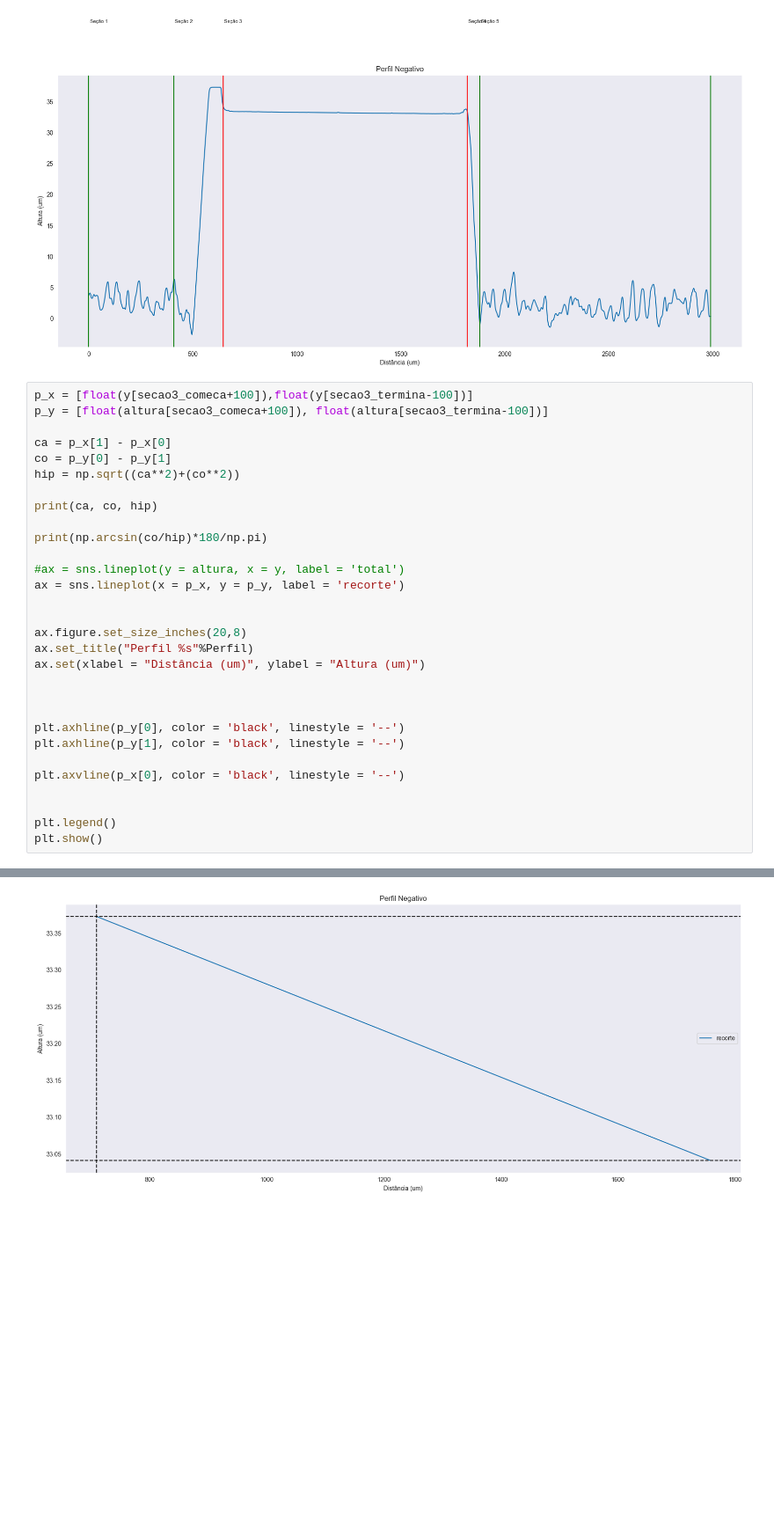
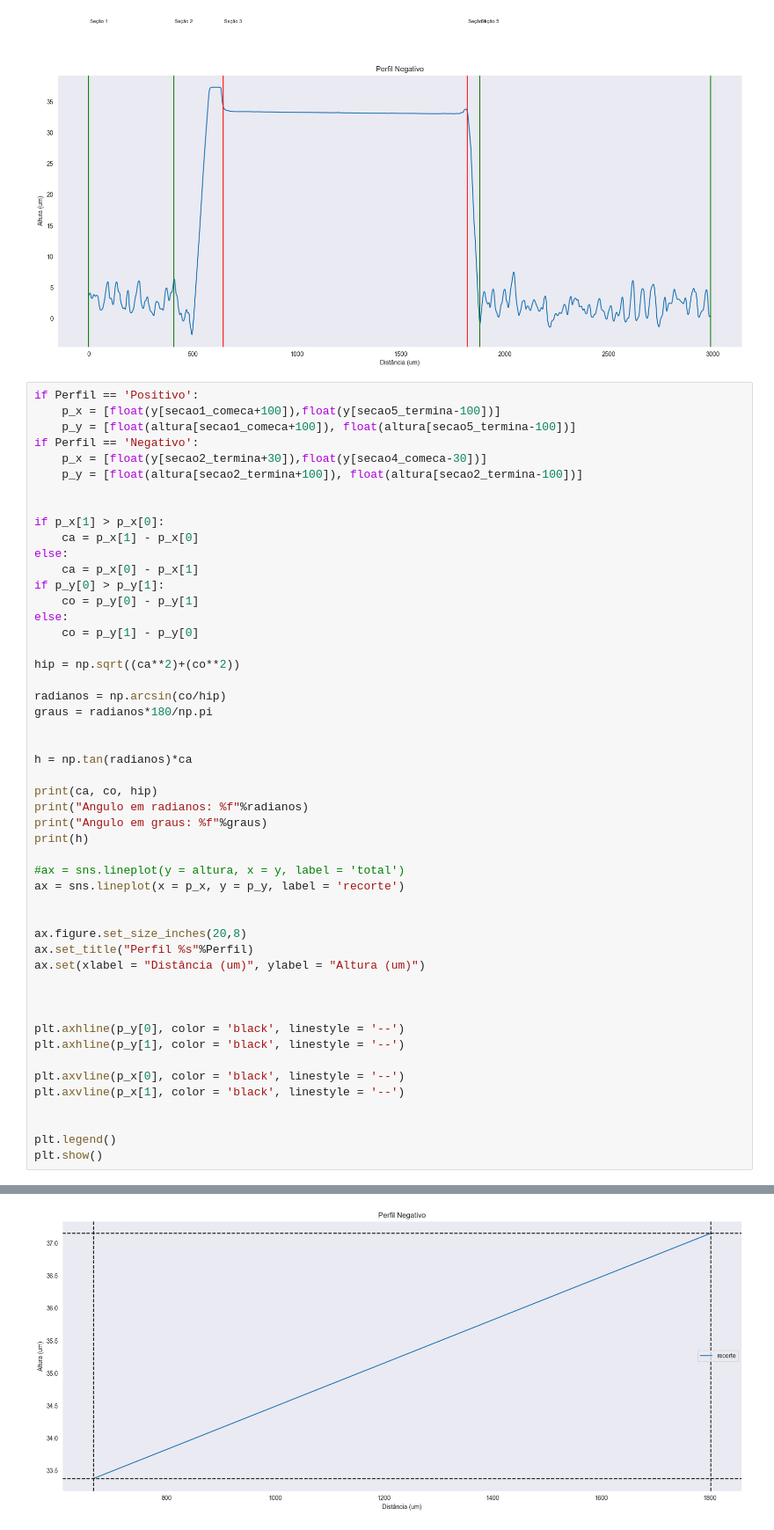
Before and after one commit to Pidoviski/calculadora_de_rugosidade, a Jupyter notebook: main.ipynb, the cells around one changed output, grey strips where cells are left out. Shown at 88% size. Drawn from its saved outputs; the diff is of its cells as text; blank space fills up the shorter version.

Commit message:
Curva positiva padronizada no angulo de amostragem

```diff
--- a/main.ipynb
+++ b/main.ipynb
@@ -565,16 +565,35 @@ if Perfil == 'Negativo':
 # %% [output]
 [figure]
 # %%
-p_x = [float(y[secao3_comeca+100]),float(y[secao3_termina-100])]
-p_y = [float(altura[secao3_comeca+100]), float(altura[secao3_termina-100])]
+if Perfil == 'Positivo':
+    p_x = [float(y[secao1_comeca+100]),float(y[secao5_termina-100])]
+    p_y = [float(altura[secao1_comeca+100]), float(altura[secao5_termina-100])]
+if Perfil == 'Negativo':
+    p_x = [float(y[secao2_termina+30]),float(y[secao4_comeca-30])]
+    p_y = [float(altura[secao2_termina+100]), float(altura[secao2_termina-100])]
 
-ca = p_x[1] - p_x[0]
-co = p_y[0] - p_y[1]
+
+if p_x[1] > p_x[0]:
+    ca = p_x[1] - p_x[0]
+else:
+    ca = p_x[0] - p_x[1]
+if p_y[0] > p_y[1]:
+    co = p_y[0] - p_y[1]
+else:
+    co = p_y[1] - p_y[0]
+
 hip = np.sqrt((ca**2)+(co**2))
 
+radianos = np.arcsin(co/hip)
+graus = radianos*180/np.pi
+
+
+h = np.tan(radianos)*ca
+
 print(ca, co, hip)
-
-print(np.arcsin(co/hip)*180/np.pi)
+print("Angulo em radianos: %f"%radianos)
+print("Angulo em graus: %f"%graus)
+print(h)
 
 #ax = sns.lineplot(y = altura, x = y, label = 'total')
 ax = sns.lineplot(x = p_x, y = p_y, label = 'recorte')
@@ -590,6 +609,7 @@ plt.axhline(p_y[0], color = 'black', linestyle = '--')
 plt.axhline(p_y[1], color = 'black', linestyle = '--')
 
 plt.axvline(p_x[0], color = 'black', linestyle = '--')
+plt.axvline(p_x[1], color = 'black', linestyle = '--')
 
 
 plt.legend()
@@ -600 +622 @@ plt.show()
-[figure, old version]
+[figure, new version]
```
Also changed, not shown: parts of 7 cells of this notebook.
